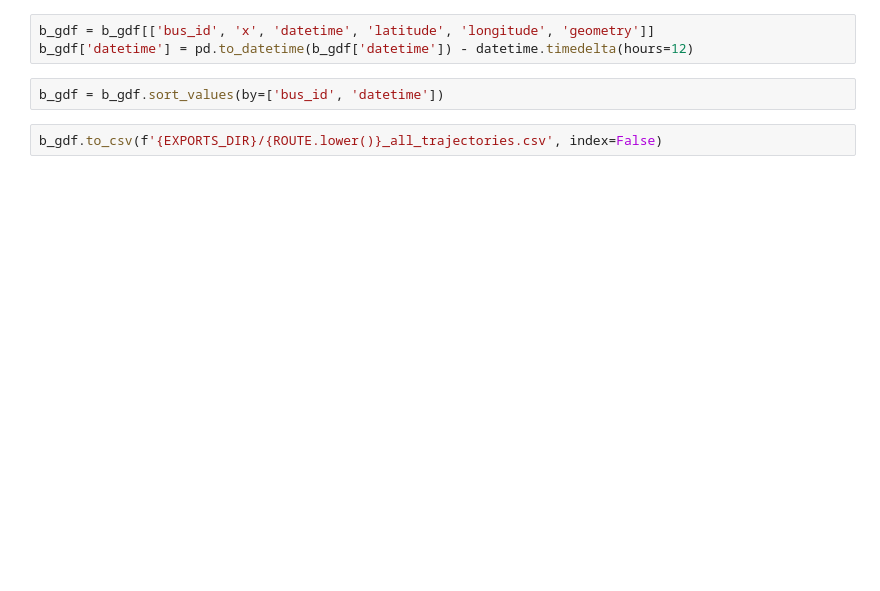
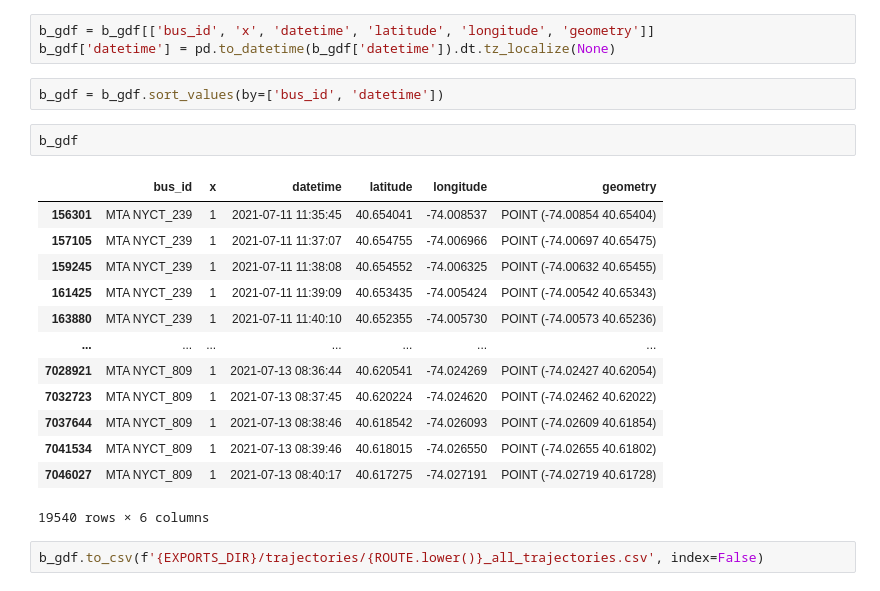
Before and after one commit to cpcarey/nyu-cusp-mlc-bus, a Jupyter notebook: notebooks/group_trajectories.ipynb, the cells around one changed output. Saved outputs shown, nothing was run; the diff lists cells and outputs as text; blank space fills up the shorter version.

```diff
--- a/notebooks/group_trajectories.ipynb
+++ b/notebooks/group_trajectories.ipynb
@@ -36,7 +58,23 @@ b_gdf.head()
 # %%
 b_gdf = b_gdf[['bus_id', 'x', 'datetime', 'latitude', 'longitude', 'geometry']]
-b_gdf['datetime'] = pd.to_datetime(b_gdf['datetime']) - datetime.timedelta(hours=12)
+b_gdf['datetime'] = pd.to_datetime(b_gdf['datetime']).dt.tz_localize(None)
 # %%
 b_gdf = b_gdf.sort_values(by=['bus_id', 'datetime'])
+# %%
+b_gdf
+# %% [output]
+|  | bus_id | x | datetime | latitude | longitude | geometry |
+| 156301 | MTA NYCT_239 | 1 | 2021-07-11 11:35:45 | 40.654041 | -74.008537 | POINT (-74.00854 40.65404) |
+| 157105 | MTA NYCT_239 | 1 | 2021-07-11 11:37:07 | 40.654755 | -74.006966 | POINT (-74.00697 40.65475) |
+| 159245 | MTA NYCT_239 | 1 | 2021-07-11 11:38:08 | 40.654552 | -74.006325 | POINT (-74.00632 40.65455) |
+| 161425 | MTA NYCT_239 | 1 | 2021-07-11 11:39:09 | 40.653435 | -74.005424 | POINT (-74.00542 40.65343) |
+| 163880 | MTA NYCT_239 | 1 | 2021-07-11 11:40:10 | 40.652355 | -74.005730 | POINT (-74.00573 40.65236) |
+| ... | ... | ... | ... | ... | ... | ... |
+| 7028921 | MTA NYCT_809 | 1 | 2021-07-13 08:36:44 | 40.620541 | -74.024269 | POINT (-74.02427 40.62054) |
+| 7032723 | MTA NYCT_809 | 1 | 2021-07-13 08:37:45 | 40.620224 | -74.024620 | POINT (-74.02462 40.62022) |
+| 7037644 | MTA NYCT_809 | 1 | 2021-07-13 08:38:46 | 40.618542 | -74.026093 | POINT (-74.02609 40.61854) |
+| 7041534 | MTA NYCT_809 | 1 | 2021-07-13 08:39:46 | 40.618015 | -74.026550 | POINT (-74.02655 40.61802) |
+| 7046027 | MTA NYCT_809 | 1 | 2021-07-13 08:40:17 | 40.617275 | -74.027191 | POINT (-74.02719 40.61728) |
+19540 rows × 6 columns
 # %%
-b_gdf.to_csv(f'{EXPORTS_DIR}/{ROUTE.lower()}_all_trajectories.csv', index=False)
+b_gdf.to_csv(f'{EXPORTS_DIR}/trajectories/{ROUTE.lower()}_all_trajectories.csv', index=False)
```
Also changed, not shown: parts of 37 cells of this notebook, 7 other files.
